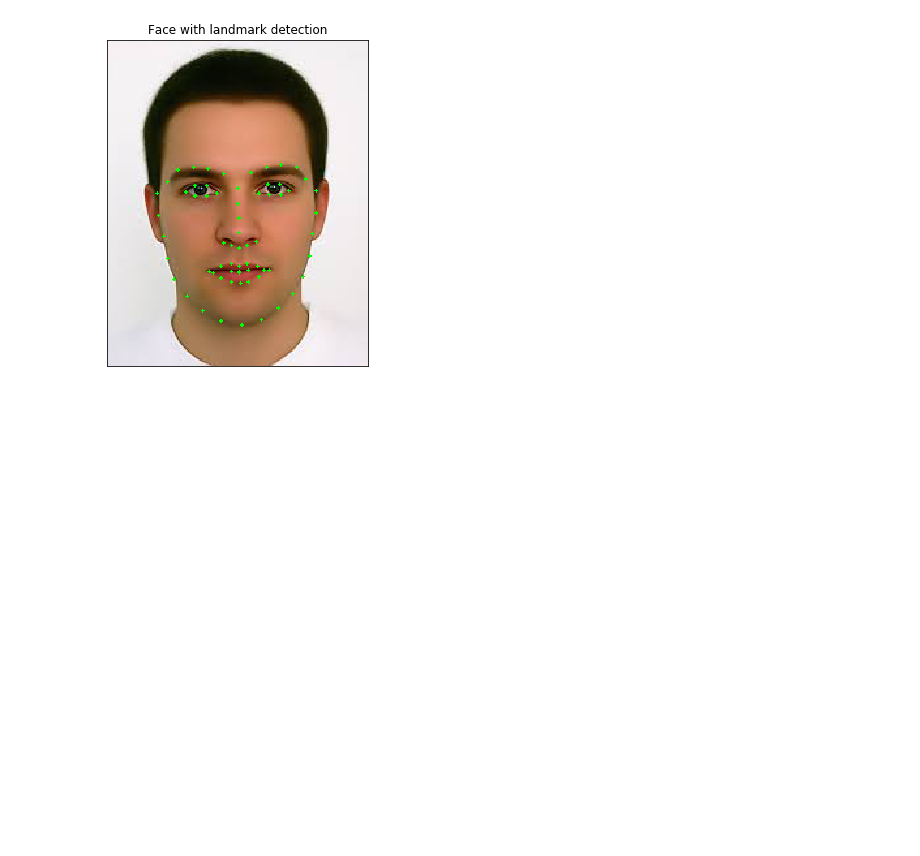
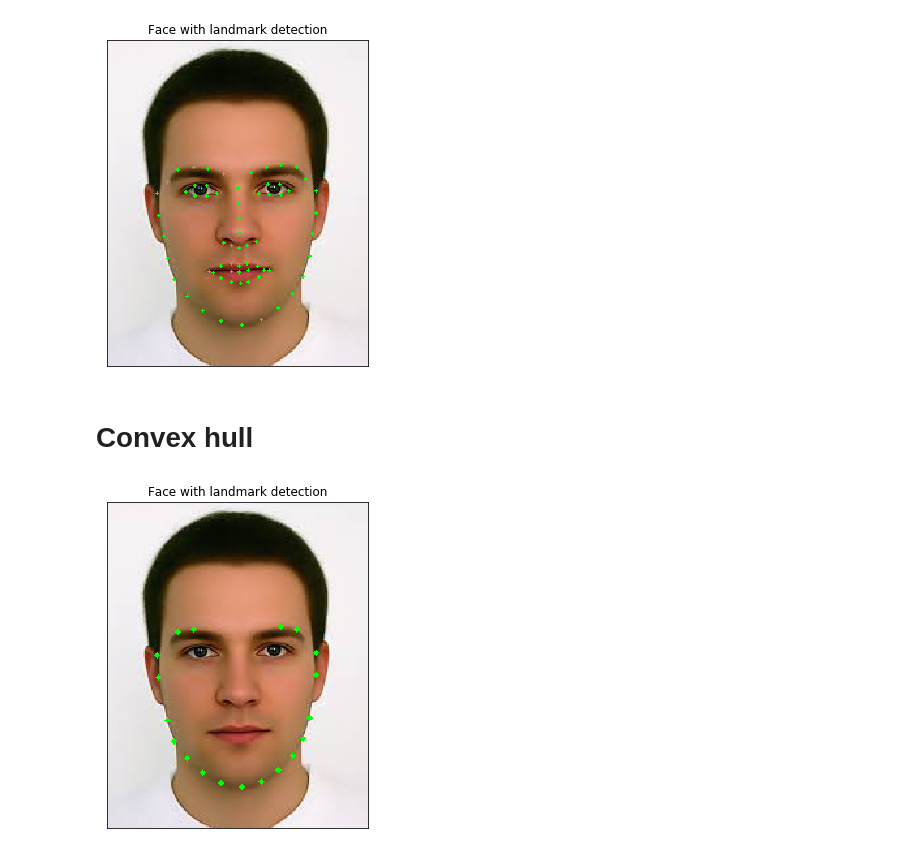
Before and after one commit to betogaona7/hairstyle, a Jupyter notebook: FS-Warping-Technique/Image-warping.ipynb, the cells around one changed output. Saved outputs shown, nothing was run; the diff lists cells and outputs as text; code cells hidden in the pictures; blank space fills up the shorter version.

Commit message:
get points to draw convex hull, but it only show points. cv2.drawCountours fails, it doesnot draw anythink even with a mask created

```diff
--- a/FS-Warping-Technique/Image-warping.ipynb
+++ b/FS-Warping-Technique/Image-warping.ipynb
@@ -47,3 +45,28 @@ landmarks = get_facial_landmarks(predictor_path, image_path)
 show_facial_landmarks(landmarks, image_path)
 # %% [output]
 [figure]
+# %% [markdown]
+# Convex hull
+# %%
+def get_convex_hull(points):
+    return cv2.convexHull(points)
+
+#get_convex_hull(landmarks, image_path)
+def draw_convex_hull(points, image_path):
+    img = cv2.imread(image_path)
+    img = cv2.cvtColor(img, cv2.COLOR_BGR2RGB)
+
+    filler = get_convex_hull(points)
+    cv2.polylines(img, filler, True, (0,255,0), thickness=4, lineType=4)
+    fig = plt.figure(figsize=(6, 6,))
+    ax1 = fig.add_subplot(111)
+    ax1.set_xticks([])
+    ax1.set_yticks([])
+
+    ax1.set_title('Face with landmark detection')
+    ax1.imshow(img)
+    return None
+
+draw_convex_hull(landmarks, image_path)
+# %% [output]
+[figure, added]
```
Also changed, not shown: parts of 1 cell of this notebook.
